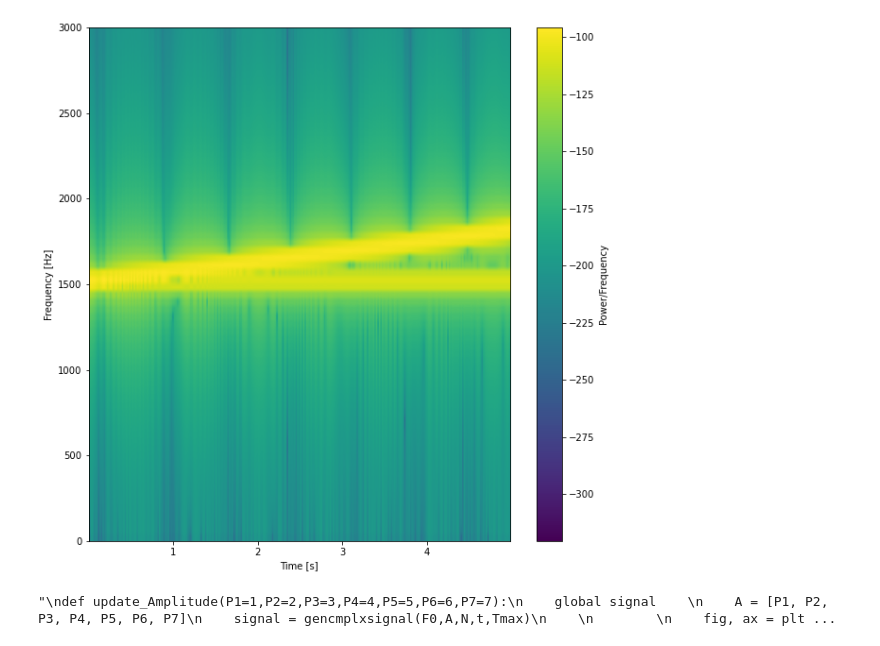
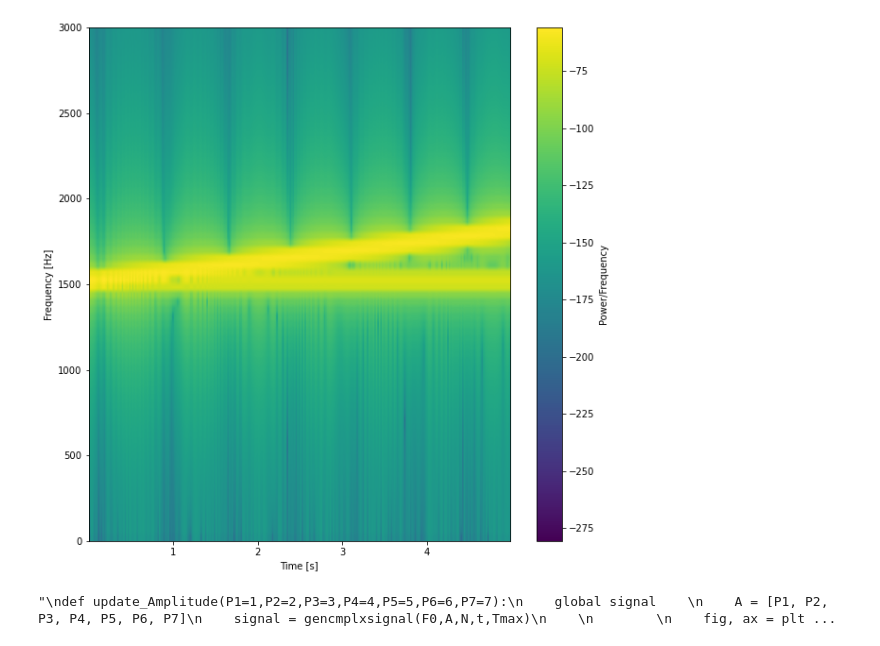
Before and after one commit to vencov/FAV_upsidedown, a Jupyter notebook: DistortionProducts/DistortionProducts.ipynb, the cells around one changed output. Drawn from its saved outputs; the diff is of its cells as text; code cells hidden in the pictures.

```diff
--- a/DistortionProducts/DistortionProducts.ipynb
+++ b/DistortionProducts/DistortionProducts.ipynb
@@ -9,8 +9,8 @@ fs = 44.1e3 # sampling frequency
 Nmax = round(fs*Tmax) # num of samples
 t = np.linspace(0,Tmax,Nmax) # time axis
 
-L1 = -90
-L2 = -80   # level of L2 tone
+L1 = -50   # level of L1 tone
+L2 = -40   # level of L2 tone
 f1 = 1500  # f1 freq in Hz
 f2 = 1600  # f2 freq in Hz
 
@@ -26,37 +26,37 @@ tone2 = np.sqrt(2)*10**(L2/20) * np.sin(2*np.pi*f2down*L*np.exp(t/L))
 
 signal = tone1 + tone2
 
-ipd.display(ipd.Audio(0.001*signal, rate=fs))
+ipd.display(ipd.Audio(signal, rate=fs,normalize=False))
 
 plt.figure('Spectrogram',figsize=(10,10))
 d, f, t, im = plt.specgram(signal, NFFT= 1024, Fs=fs, noverlap=250)
 plt.ylim(0,3000)
 plt.colorbar(label= "Power/Frequency")
 plt.ylabel('Frequency [Hz]')
 plt.xlabel('Time [s]')
 plt.show()
 
 
 '''
 def update_Amplitude(P1=1,P2=2,P3=3,P4=4,P5=5,P6=6,P7=7):
     global signal
     A = [P1, P2, P3, P4, P5, P6, P7]
     signal = gencmplxsignal(F0,A,N,t,Tmax)
 
 
     fig, ax = plt.subplots(figsize=(13, 6))
     ax.set_xlabel('time (seconds)')
     ax.set_ylabel('Amplitude')
 
     ax.plot(t,signal, lw=3, c='r')
 
     ipd.display(ipd.Audio(signal, rate=fs))
 
 '''
 
 
 #widgets.interact(update_Amplitude, P1=(0, 1, 0.05), P2=(0, 1, 0.05), P3=(0, 1, 0.05), P4=(0, 1, 0.05), P5=(0, 1, 0.05), P6=(0, 1, 0.05), P7=(0, 1, 0.05))
 # %% [output]
 [interactive output not drawn]
-[figure, old version]
+[figure, new version]
 "\ndef update_Amplitude(P1=1,P2=2,P3=3,P4=4,P5=5,P6=6,P7=7):\n    global signal    \n    A = [P1, P2, P3, P4, P5, P6, P7]\n    signal = gencmplxsignal(F0,A,N,t,Tmax)\n    \n        \n    fig, ax = plt ...
```
Also changed, not shown: 1 other file.
